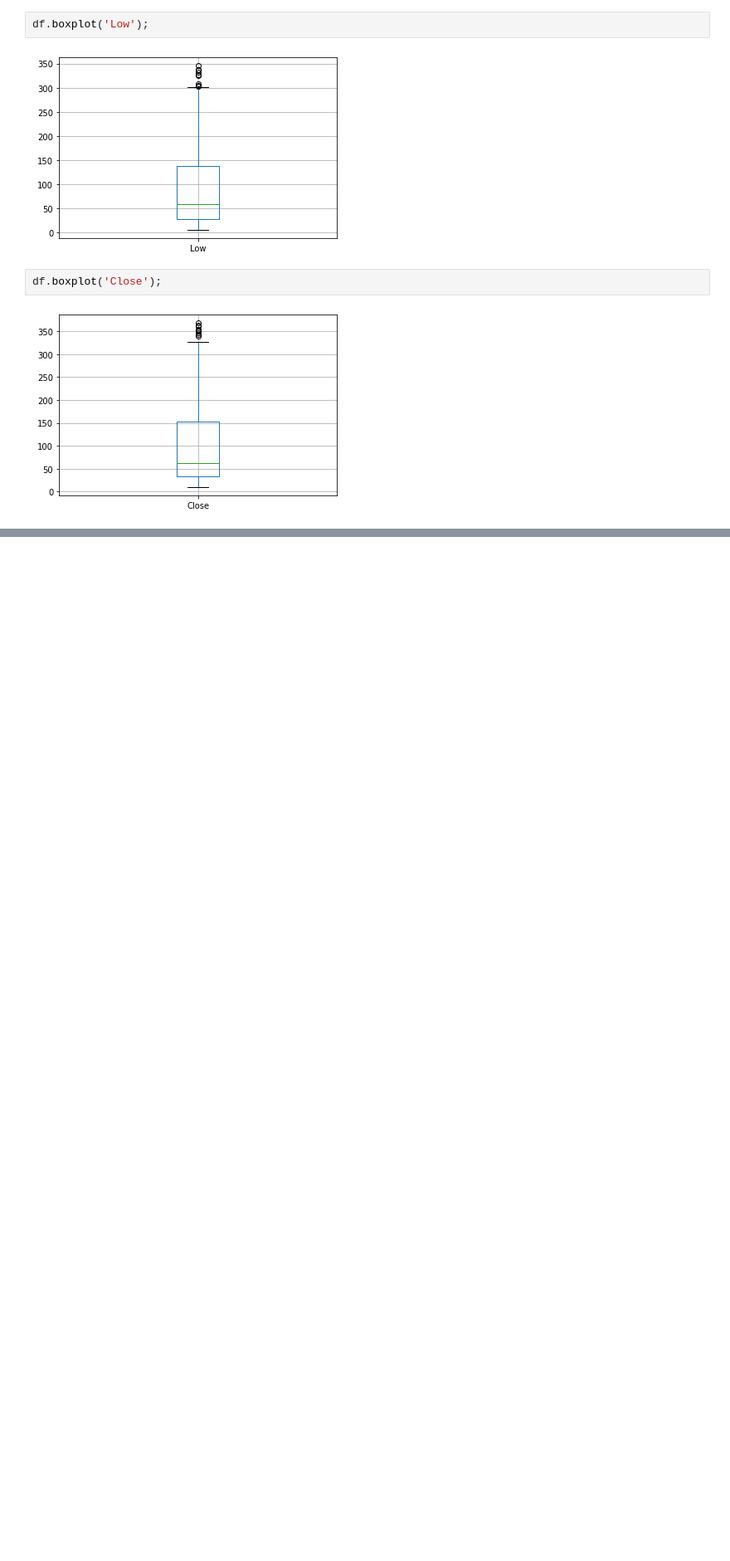
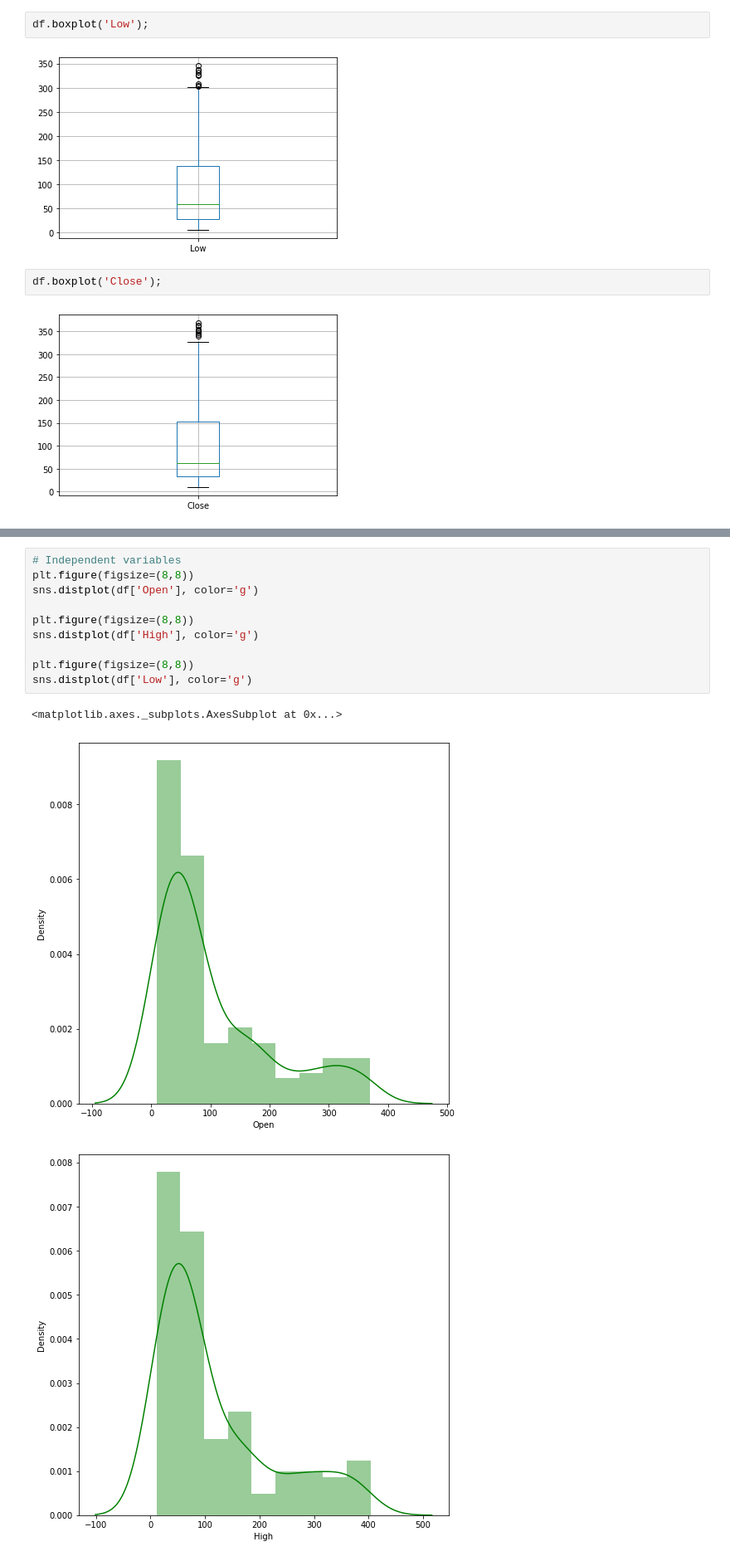
Before and after one commit to Shubhangidharmik/Yes-Bank-Stock-Closing-Prices, a Jupyter notebook: yes_bank_stock_closing_prices_prediction.ipynb, the cells around one changed output, grey strips where cells are left out. Shown: that part at 83% size. Saved outputs shown, nothing was run; the diff lists cells and outputs as text; blank space fills up the shorter version.

```diff
--- a/yes_bank_stock_closing_prices_prediction.ipynb
+++ b/yes_bank_stock_closing_prices_prediction.ipynb
@@ -107,0 +128,14 @@ df.boxplot('Close');
+# %%
+# Independent variables
+plt.figure(figsize=(8,8))
+sns.distplot(df['Open'], color='g')
+
+plt.figure(figsize=(8,8))
+sns.distplot(df['High'], color='g')
+
+plt.figure(figsize=(8,8))
+sns.distplot(df['Low'], color='g')
+# %% [output]
+<matplotlib.axes._subplots.AxesSubplot at 0x...>
+[figure, added]
+[figure, added]
```
Also changed, not shown: parts of 65 cells of this notebook.
